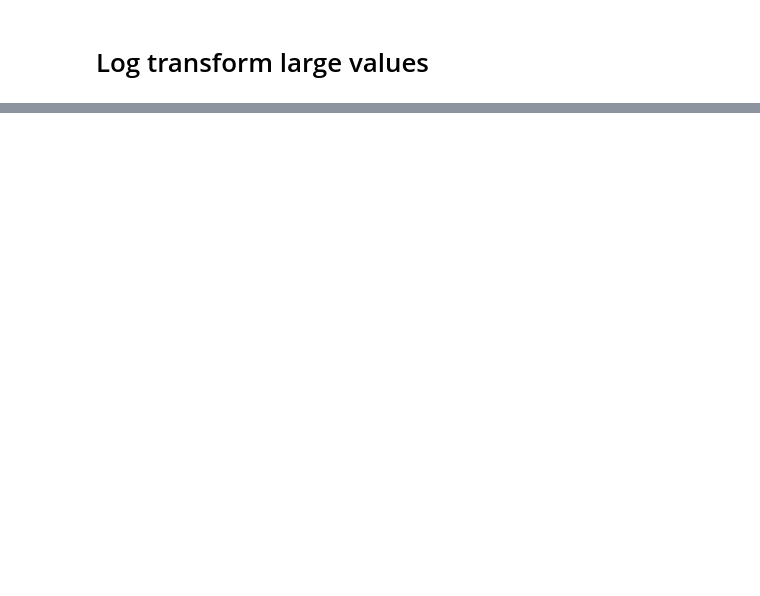
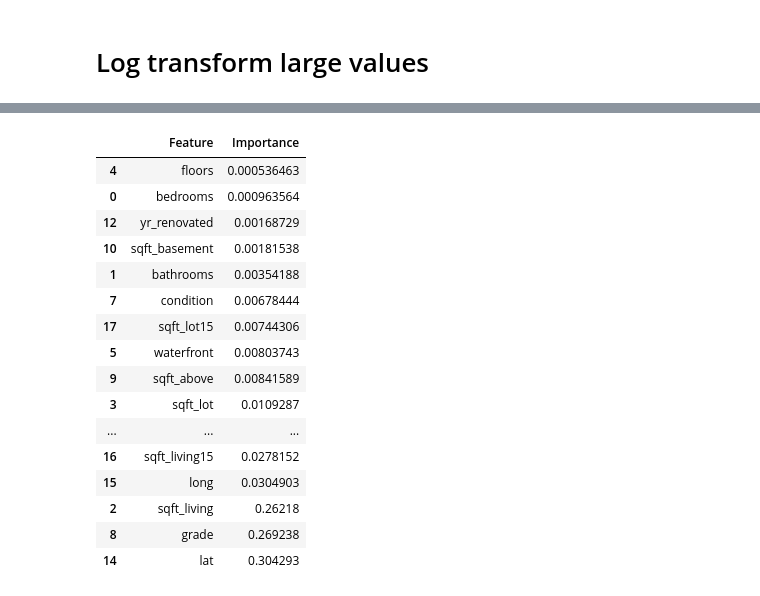
Before and after one commit to bhishanpdl/Project_House_Price_Prediction, a Jupyter notebook: notebooks/c03_regression_modelling_sklearn_methods.ipynb, the cells around one changed output, grey strips where cells are left out. Cells and saved outputs as stored; diff of their text form; code cells hidden in the pictures; blank space fills up the shorter version.

```diff
--- a/notebooks/c03_regression_modelling_sklearn_methods.ipynb
+++ b/notebooks/c03_regression_modelling_sklearn_methods.ipynb
@@ -380,0 +461,24 @@ adjustedr2 =  0.7760253317792367
+# %%
+df_imp = pd.DataFrame({'Feature': features_raw_all,
+                       'Importance': model.feature_importances_
+                       })
+
+df_imp.sort_values('Importance').style.background_gradient(subset=['Importance'])
+# %% [output]
+|  | Feature | Importance |
+| 4 | floors | 0.000536463 |
+| 0 | bedrooms | 0.000963564 |
+| 12 | yr_renovated | 0.00168729 |
+| 10 | sqft_basement | 0.00181538 |
+| 1 | bathrooms | 0.00354188 |
+| 7 | condition | 0.00678444 |
+| 17 | sqft_lot15 | 0.00744306 |
+| 5 | waterfront | 0.00803743 |
+| 9 | sqft_above | 0.00841589 |
+| 3 | sqft_lot | 0.0109287 |
+| ... | ... | ... |
+| 16 | sqft_living15 | 0.0278152 |
+| 15 | long | 0.0304903 |
+| 2 | sqft_living | 0.26218 |
+| 8 | grade | 0.269238 |
+| 14 | lat | 0.304293 |
```
Also changed, not shown: parts of 68 cells of this notebook.
